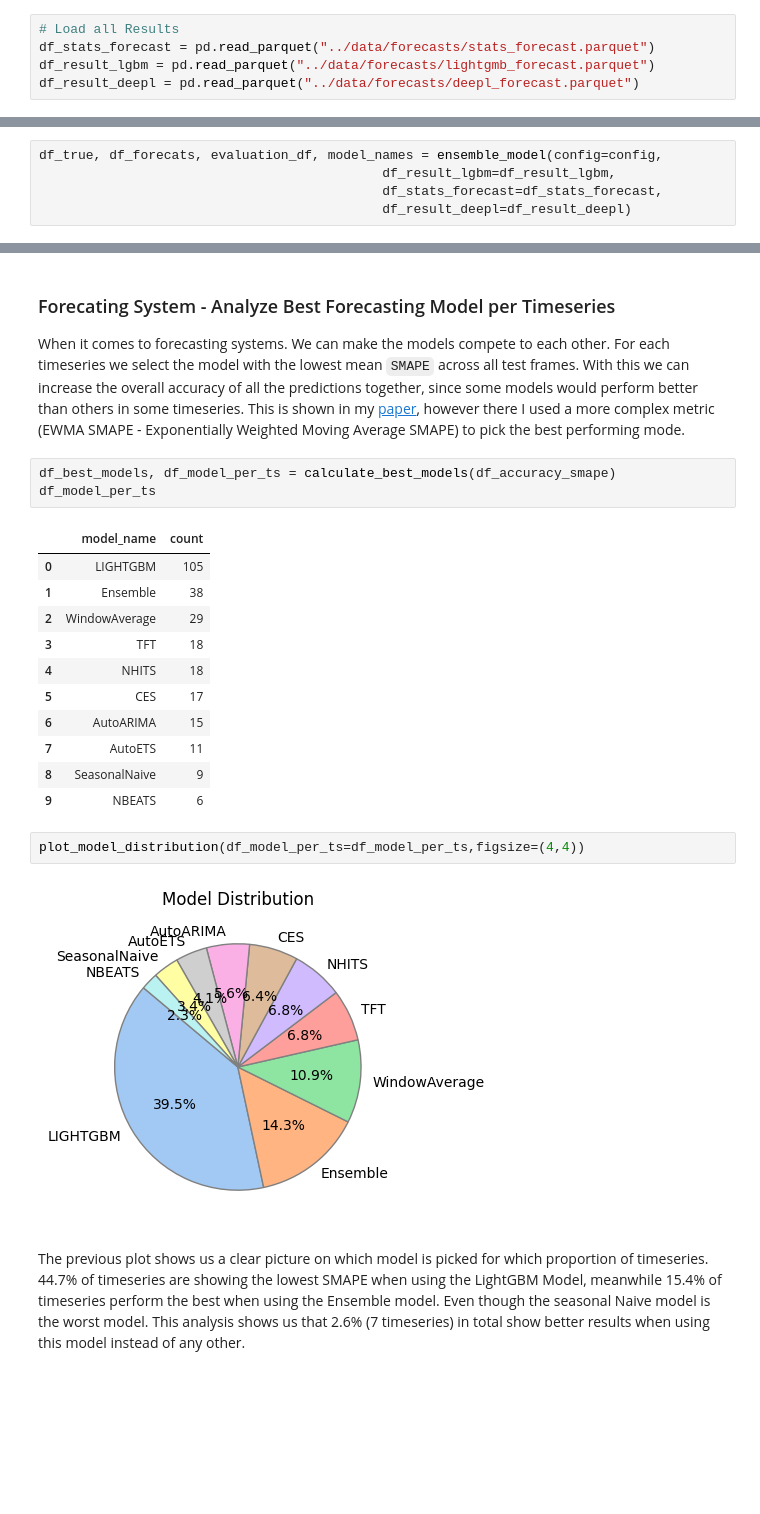
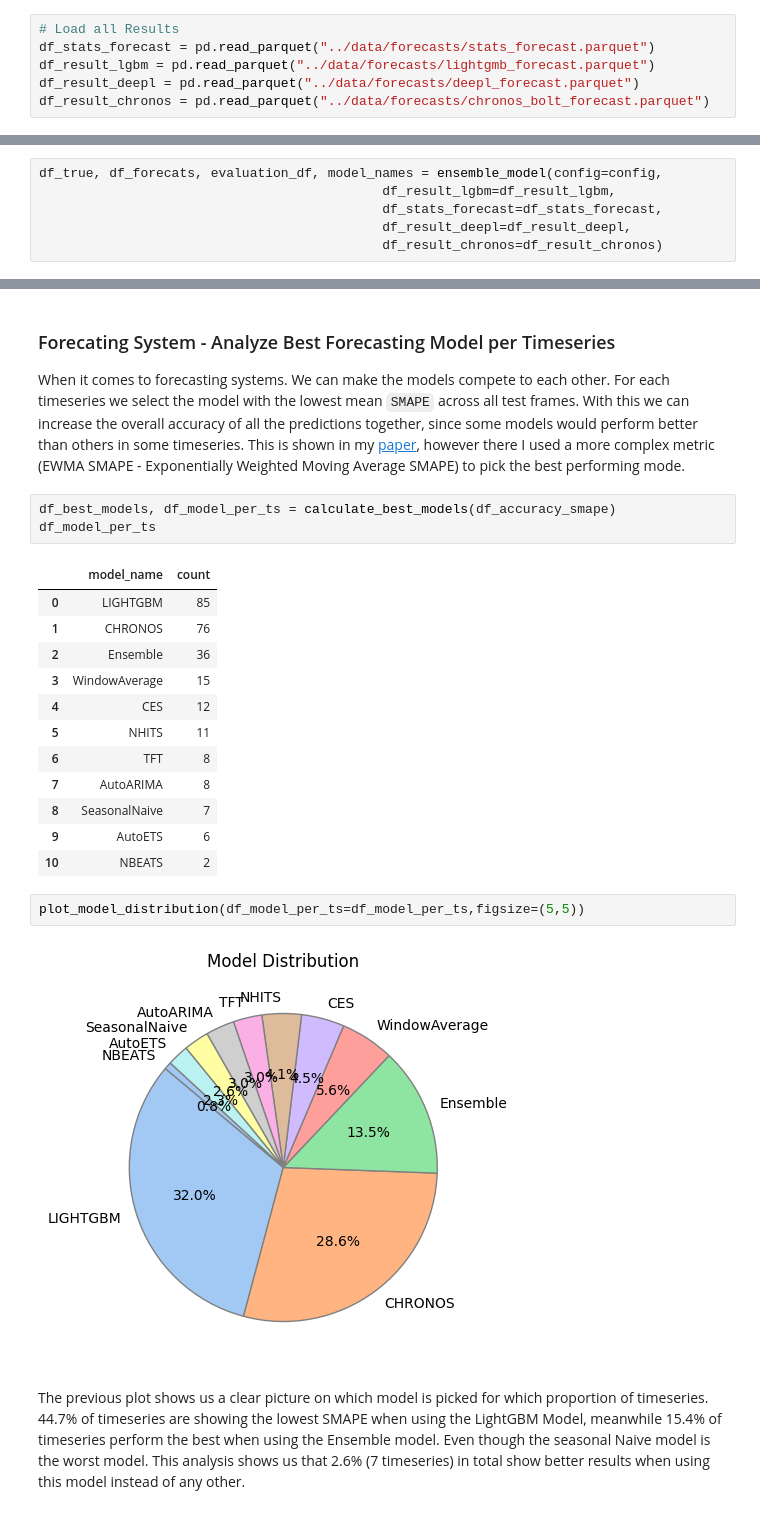
Before and after one commit to john2408/project_data_analytics, a Jupyter notebook: reports/report.ipynb, the cells around one changed output, grey strips where cells are left out. Drawn from its saved outputs; the diff is of its cells as text; blank space fills up the shorter version.

Commit message:
added chronos bolt forecasting model

```diff
--- a/reports/report.ipynb
+++ b/reports/report.ipynb
@@ -338,6 +345,7 @@ nf_model, df_result_deepl = main_deepl_models(df_timeseries_gold=df_timeseries_g
 df_stats_forecast = pd.read_parquet("../data/forecasts/stats_forecast.parquet")
 df_result_lgbm = pd.read_parquet("../data/forecasts/lightgmb_forecast.parquet")
 df_result_deepl = pd.read_parquet("../data/forecasts/deepl_forecast.parquet")
+df_result_chronos = pd.read_parquet("../data/forecasts/chronos_bolt_forecast.parquet")
 # %% [markdown]
 ##### Feature Importance Analysis
 # %%
@@ -357,7 +365,8 @@ Finally, I can create one last model, which will be an average combination of al
 df_true, df_forecats, evaluation_df, model_names = ensemble_model(config=config,
                                             df_result_lgbm=df_result_lgbm,
                                             df_stats_forecast=df_stats_forecast,
-                                            df_result_deepl=df_result_deepl)
+                                            df_result_deepl=df_result_deepl,
+                                            df_result_chronos=df_result_chronos)
 # %%
 evaluation_df.head(2)
 # %% [output]
@@ -416,20 +426,21 @@ df_best_models, df_model_per_ts = calculate_best_models(df_accuracy_smape)
 df_model_per_ts
 # %% [output]
 |  | model_name | count |
-| 0 | LIGHTGBM | 105 |
-| 1 | Ensemble | 38 |
-| 2 | WindowAverage | 29 |
-| 3 | TFT | 18 |
-| 4 | NHITS | 18 |
-| 5 | CES | 17 |
-| 6 | AutoARIMA | 15 |
-| 7 | AutoETS | 11 |
-| 8 | SeasonalNaive | 9 |
-| 9 | NBEATS | 6 |
+| 0 | LIGHTGBM | 85 |
+| 1 | CHRONOS | 76 |
+| 2 | Ensemble | 36 |
+| 3 | WindowAverage | 15 |
+| 4 | CES | 12 |
+| 5 | NHITS | 11 |
+| 6 | TFT | 8 |
+| 7 | AutoARIMA | 8 |
+| 8 | SeasonalNaive | 7 |
+| 9 | AutoETS | 6 |
+| 10 | NBEATS | 2 |
 # %%
-plot_model_distribution(df_model_per_ts=df_model_per_ts,figsize=(4,4))
+plot_model_distribution(df_model_per_ts=df_model_per_ts,figsize=(5,5))
 # %% [output]
-[figure, old version]
+[figure, new version]
 # %% [markdown]
 The previous plot shows us a clear picture on which model is picked for which proportion of timeseries. 44.7% of timeseries are showing the lowest SMAPE when using the LightGBM Model, meanwhile 15.4% of timeseries perform the best when using the Ensemble model. Even though the seasonal Naive model is the worst model. This analysis shows us that 2.6% (7 timeseries) in total show better results when using this model instead of any other.
 # %% [markdown]
```
Also changed, not shown: parts of 10 cells of this notebook, 12 other files.
